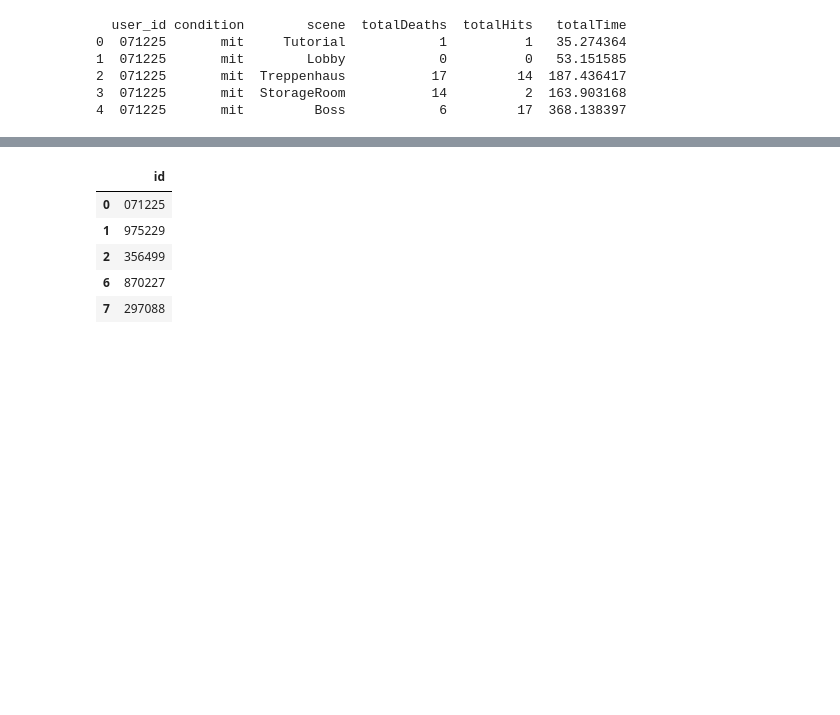
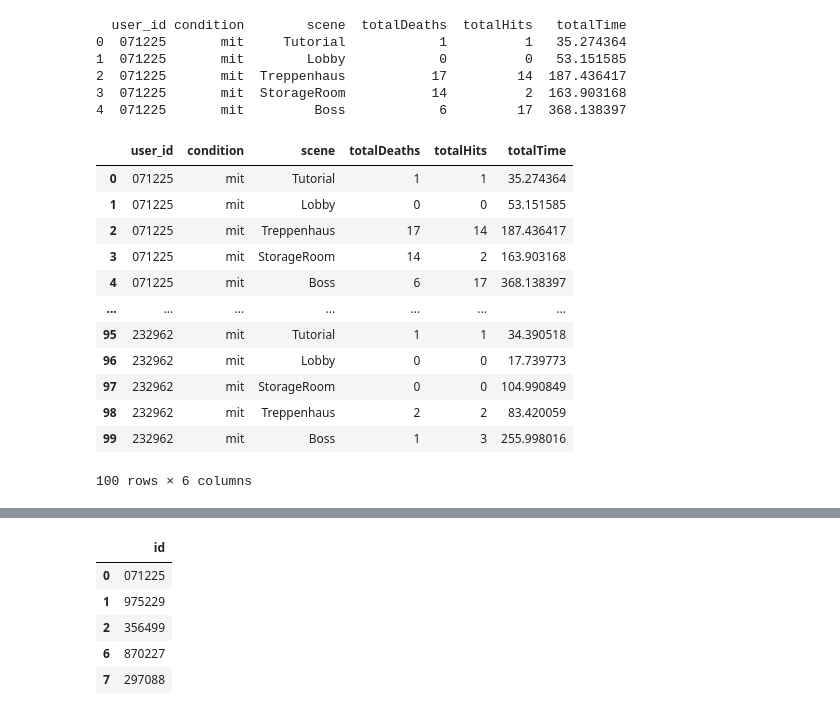
Before and after one commit to S4ndf1re/Computer_games_2025_26, a Jupyter notebook: data_evaluation/evaluation.ipynb, the cells around one changed output, grey strips where cells are left out. Cells and saved outputs as stored; diff of their text form; code cells hidden in the pictures; blank space fills up the shorter version.

```diff
--- a/data_evaluation/evaluation.ipynb
+++ b/data_evaluation/evaluation.ipynb
@@ -439,6 +439,22 @@ def visualize_accumulated(df, with_outliers=False, with_scenes=False):
 
     final_chart = final_chart1 | final_chart2 | final_chart3
     final_chart.display()
+# %%
+df
+# %% [output]
+|  | user_id | condition | scene | totalDeaths | totalHits | totalTime |
+| 0 | 071225 | mit | Tutorial | 1 | 1 | 35.274364 |
+| 1 | 071225 | mit | Lobby | 0 | 0 | 53.151585 |
+| 2 | 071225 | mit | Treppenhaus | 17 | 14 | 187.436417 |
+| 3 | 071225 | mit | StorageRoom | 14 | 2 | 163.903168 |
+| 4 | 071225 | mit | Boss | 6 | 17 | 368.138397 |
+| ... | ... | ... | ... | ... | ... | ... |
+| 95 | 232962 | mit | Tutorial | 1 | 1 | 34.390518 |
+| 96 | 232962 | mit | Lobby | 0 | 0 | 17.739773 |
+| 97 | 232962 | mit | StorageRoom | 0 | 0 | 104.990849 |
+| 98 | 232962 | mit | Treppenhaus | 2 | 2 | 83.420059 |
+| 99 | 232962 | mit | Boss | 1 | 3 | 255.998016 |
+100 rows × 6 columns
 # %%
 visualize_accumulated(df)
 # %% [output]
```
Also changed, not shown: 10 other files.
